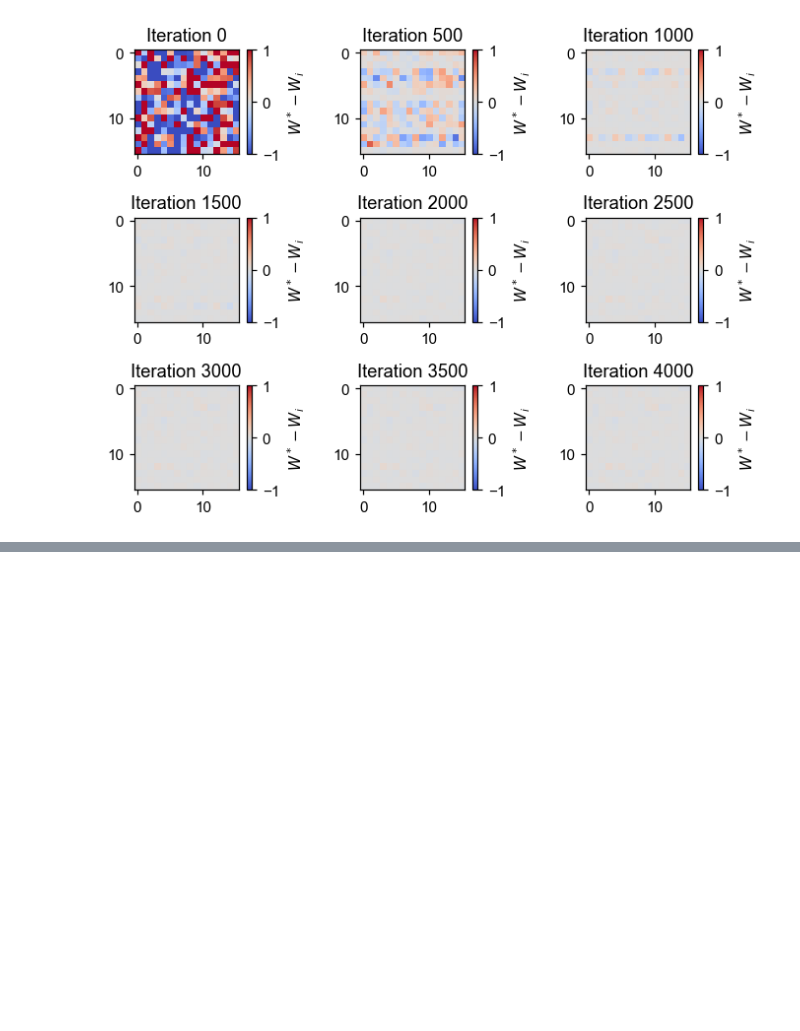
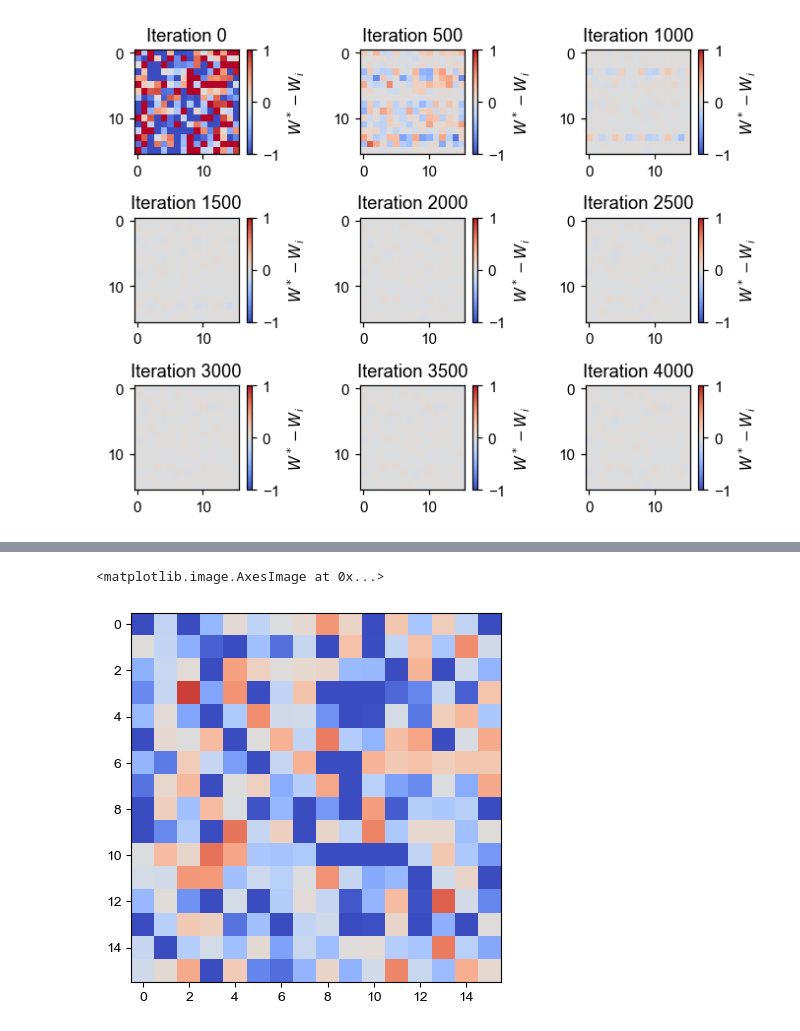
Before and after one commit to Integrated-Systems-Neuroengineering/scrramble, a Jupyter notebook: Tutorials/consolidation_trial.ipynb, the cells around one changed output, grey strips where cells are left out. Drawn from its saved outputs; the diff is of its cells as text; code cells hidden in the pictures; blank space fills up the shorter version.

```diff
--- a/Tutorials/consolidation_trial.ipynb
+++ b/Tutorials/consolidation_trial.ipynb
@@ -331,3 +339,8 @@ Array([[ 0.,  0., -0.,  0., -0.,  0.,  0.,  0.,  0.,  0.,  0.,  0.,  0.,
+# %%
+plt.imshow(W_gt_op - W_err_op, cmap = 'coolwarm', vmax = 0.5, vmin = -0.5)
+# %% [output]
+<matplotlib.image.AxesImage at 0x...>
+[figure, added]
 # %%
 aa = jnp.matmul(x_col, e.T)
 print(aa.shape)
```
Also changed, not shown: parts of 14 cells of this notebook, 3 other files.
